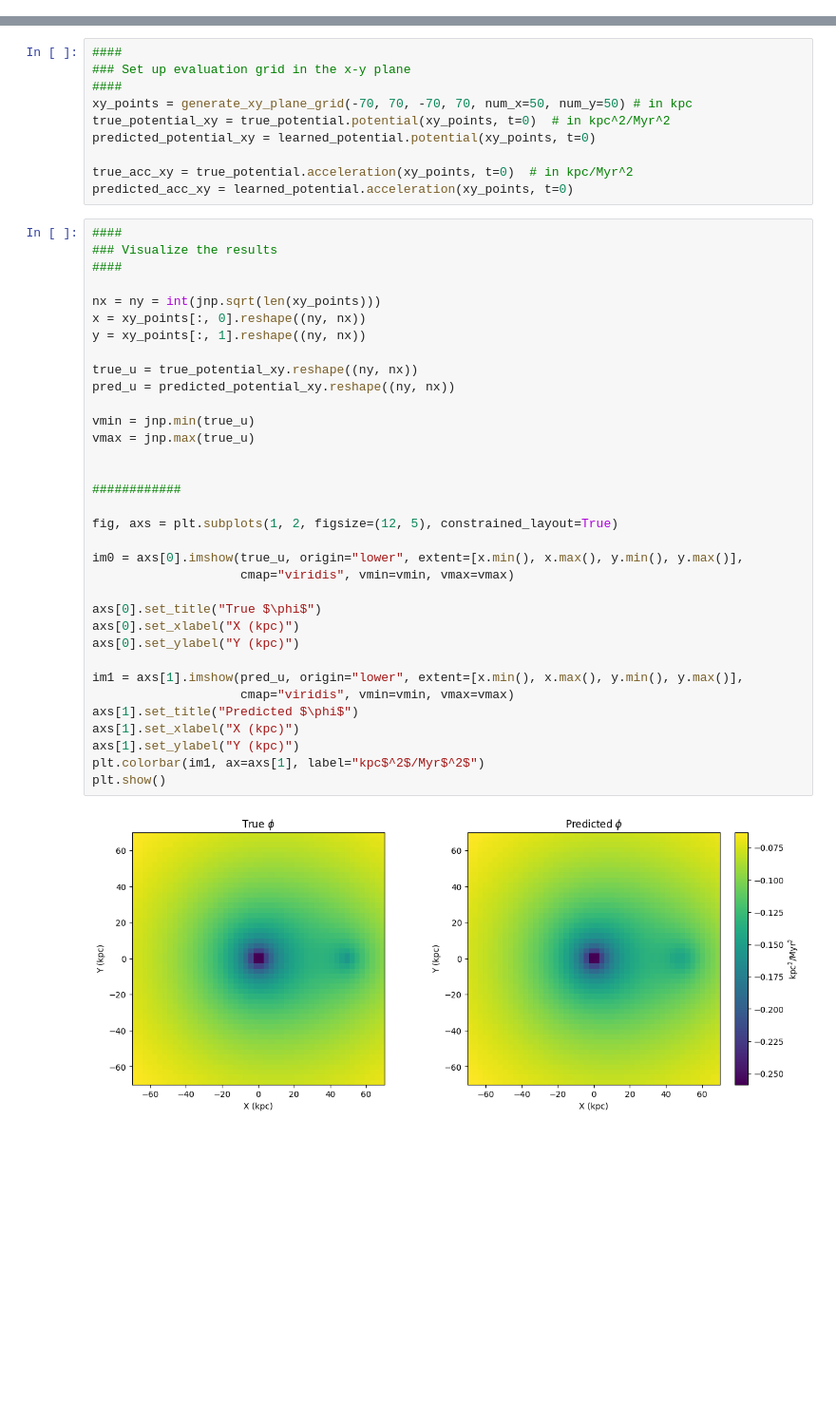
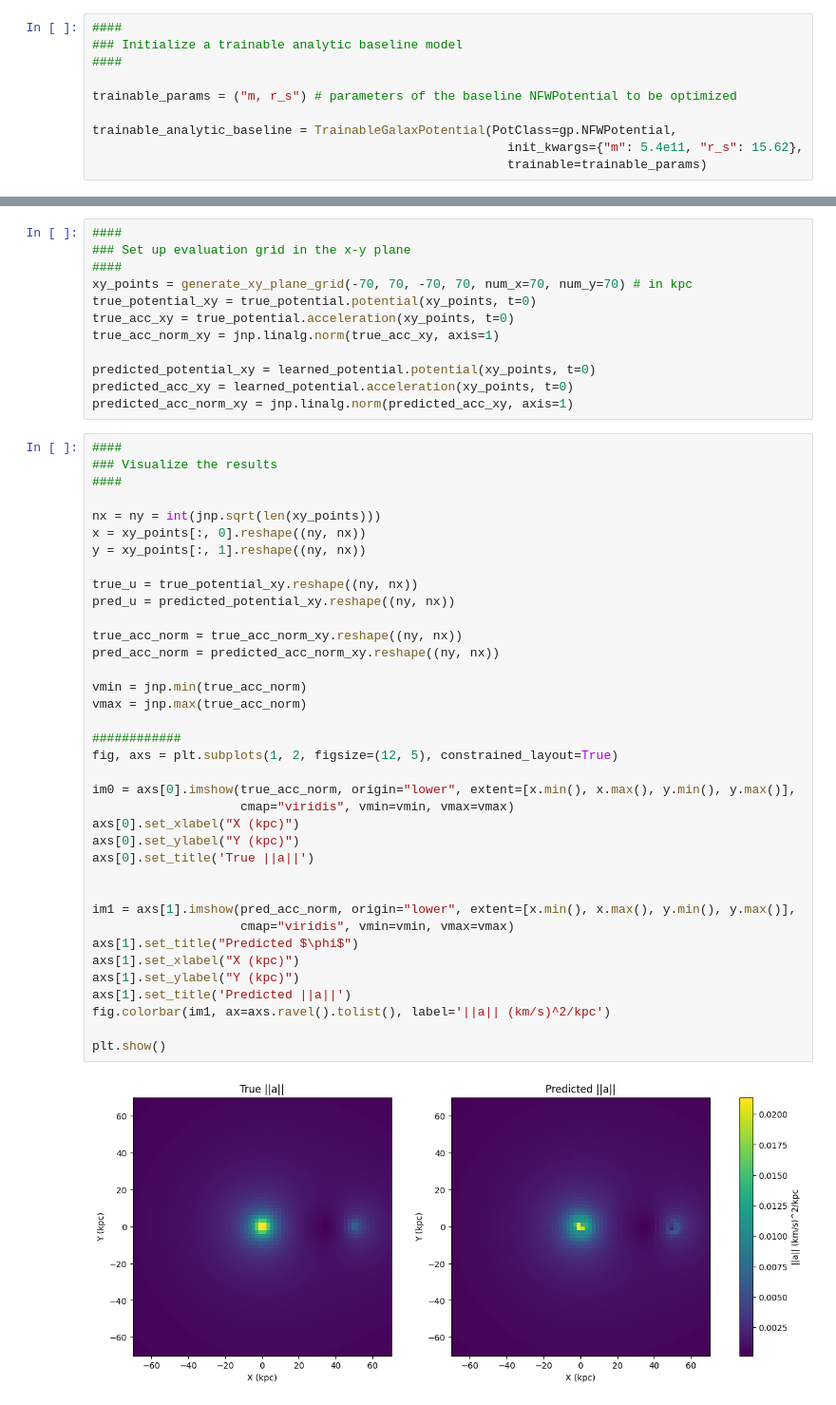
Before and after one commit to charlottemyers/galactoPINNs, a Jupyter notebook: examples/mw_lmc_example.ipynb, the cells around one changed output, grey strips where cells are left out. Shown at 95% size. Saved outputs shown, nothing was run; the diff lists cells and outputs as text; blank space fills up the shorter version.

```diff
--- a/examples/mw_lmc_example.ipynb
+++ b/examples/mw_lmc_example.ipynb
@@ -38,4 +42,14 @@ raw_datadict = generate_static_datadict(
 )
+# %%
+####
+### Initialize a trainable analytic baseline model
+####
+
+trainable_params = ("m, r_s") # parameters of the baseline NFWPotential to be optimized
+
+trainable_analytic_baseline = TrainableGalaxPotential(PotClass=gp.NFWPotential,
+                                                        init_kwargs={"m": 5.4e11, "r_s": 15.62},
+                                                        trainable=trainable_params)
 # %%
 ####
 ### Nondimensionalize the data, and set up the model configuration
@@ -104,45 +131,50 @@ learned_potential = make_galax_potential(net, train_output["state"].params)
 ####
 ### Set up evaluation grid in the x-y plane
 ####
-xy_points = generate_xy_plane_grid(-70, 70, -70, 70, num_x=50, num_y=50) # in kpc
-true_potential_xy = true_potential.potential(xy_points, t=0)  # in kpc^2/Myr^2
+xy_points = generate_xy_plane_grid(-70, 70, -70, 70, num_x=70, num_y=70) # in kpc
+true_potential_xy = true_potential.potential(xy_points, t=0)
+true_acc_xy = true_potential.acceleration(xy_points, t=0)
+true_acc_norm_xy = jnp.linalg.norm(true_acc_xy, axis=1)
+
 predicted_potential_xy = learned_potential.potential(xy_points, t=0)
-
-true_acc_xy = true_potential.acceleration(xy_points, t=0)  # in kpc/Myr^2
 predicted_acc_xy = learned_potential.acceleration(xy_points, t=0)
+predicted_acc_norm_xy = jnp.linalg.norm(predicted_acc_xy, axis=1)
 # %%
 ####
 ### Visualize the results
 ####
 
 nx = ny = int(jnp.sqrt(len(xy_points)))
 x = xy_points[:, 0].reshape((ny, nx))
 y = xy_points[:, 1].reshape((ny, nx))
 
 true_u = true_potential_xy.reshape((ny, nx))
 pred_u = predicted_potential_xy.reshape((ny, nx))
 
-vmin = jnp.min(true_u)
-vmax = jnp.max(true_u)
+true_acc_norm = true_acc_norm_xy.reshape((ny, nx))
+pred_acc_norm = predicted_acc_norm_xy.reshape((ny, nx))
+
+vmin = jnp.min(true_acc_norm)
+vmax = jnp.max(true_acc_norm)
+
+############
+fig, axs = plt.subplots(1, 2, figsize=(12, 5), constrained_layout=True)
+
+im0 = axs[0].imshow(true_acc_norm, origin="lower", extent=[x.min(), x.max(), y.min(), y.max()],
+                    cmap="viridis", vmin=vmin, vmax=vmax)
+axs[0].set_xlabel("X (kpc)")
+axs[0].set_ylabel("Y (kpc)")
+axs[0].set_title('True ||a||')
 
 
-############
-
-fig, axs = plt.subplots(1, 2, figsize=(12, 5), constrained_layout=True)
-
-im0 = axs[0].imshow(true_u, origin="lower", extent=[x.min(), x.max(), y.min(), y.max()],
-                    cmap="viridis", vmin=vmin, vmax=vmax)
-
-axs[0].set_title("True $\phi$")
-axs[0].set_xlabel("X (kpc)")
-axs[0].set_ylabel("Y (kpc)")
-
-im1 = axs[1].imshow(pred_u, origin="lower", extent=[x.min(), x.max(), y.min(), y.max()],
+im1 = axs[1].imshow(pred_acc_norm, origin="lower", extent=[x.min(), x.max(), y.min(), y.max()],
                     cmap="viridis", vmin=vmin, vmax=vmax)
 axs[1].set_title("Predicted $\phi$")
 axs[1].set_xlabel("X (kpc)")
 axs[1].set_ylabel("Y (kpc)")
-plt.colorbar(im1, ax=axs[1], label="kpc$^2$/Myr$^2$")
+axs[1].set_title('Predicted ||a||')
+fig.colorbar(im1, ax=axs.ravel().tolist(), label='||a|| (km/s)^2/kpc')
+
 plt.show()
 # %% [output]
-[figure, old version]
+[figure, new version]
```
Also changed, not shown: parts of 10 cells of this notebook, 10 other files.
